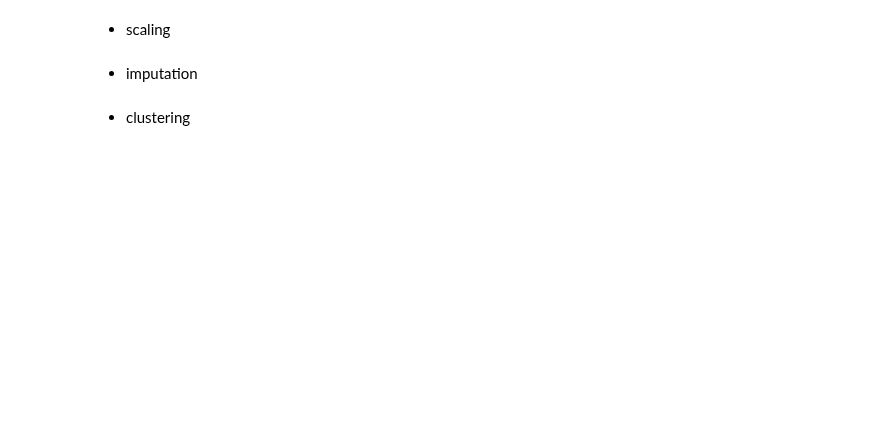
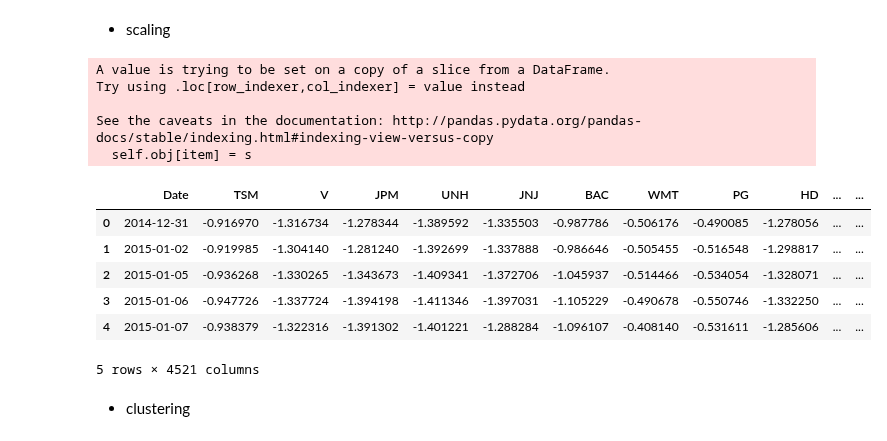
Before and after one commit to yjchoi-95/Korea_Investment_and_Securities, a Jupyter notebook: scripts/ipynb/Finance-clustering.ipynb, the cells around one changed output. Drawn from its saved outputs; the diff is of its cells as text; code cells hidden in the pictures; blank space fills up the shorter version.

```diff
--- a/scripts/ipynb/Finance-clustering.ipynb
+++ b/scripts/ipynb/Finance-clustering.ipynb
@@ -143,0 +171,2 @@ with open(out_data_path + "symbol_dict.pickle", "rb") as f:
+# %%
+stock_02 = stock_02.iloc[:, half_nan]
@@ -143,0 +175,2 @@ with open(out_data_path + "symbol_dict.pickle", "rb") as f:
+# %%
+imputed_x = imputer.fit_transform(np.array(stock_02.iloc[:, 1:]))
@@ -147,4 +184,24 @@ with open(out_data_path + "symbol_dict.pickle", "rb") as f:
 from sklearn.preprocessing import StandardScaler
 # %%
 scaler = StandardScaler()
+# %%
+scaled_x= scaler.fit_transform(imputed_x)
+# %%
+stock_02.iloc[:, 1:] = scaled_x
+# %% [output]
+A value is trying to be set on a copy of a slice from a DataFrame.
+Try using .loc[row_indexer,col_indexer] = value instead
+
+See the caveats in the documentation: http://pandas.pydata.org/pandas-docs/stable/indexing.html#indexing-view-versus-copy
+  self.obj[item] = s
+# %%
+stock_02.head()
+# %% [output]
+|  | Date | TSM | V | JPM | UNH | JNJ | BAC | WMT | PG | HD | ... | ... |
+| 0 | 2014-12-31 | -0.916970 | -1.316734 | -1.278344 | -1.389592 | -1.335503 | -0.987786 | -0.506176 | -0.490085 | -1.278056 | ... | ... |
+| 1 | 2015-01-02 | -0.919985 | -1.304140 | -1.281240 | -1.392699 | -1.337888 | -0.986646 | -0.505455 | -0.516548 | -1.298817 | ... | ... |
+| 2 | 2015-01-05 | -0.936268 | -1.330265 | -1.343673 | -1.409341 | -1.372706 | -1.045937 | -0.514466 | -0.534054 | -1.328071 | ... | ... |
+| 3 | 2015-01-06 | -0.947726 | -1.337724 | -1.394198 | -1.411346 | -1.397031 | -1.105229 | -0.490678 | -0.550746 | -1.332250 | ... | ... |
+| 4 | 2015-01-07 | -0.938379 | -1.322316 | -1.391302 | -1.401221 | -1.288284 | -1.096107 | -0.408140 | -0.531611 | -1.285606 | ... | ... |
+5 rows × 4521 columns
 # %%
@@ -154,2 +208,0 @@ scaled_x = scaler.fit_transform(stock_02.iloc[:, 1:])
-# %% [markdown]
-* imputation
```
Also changed, not shown: parts of 14 cells of this notebook, 1 other file.
